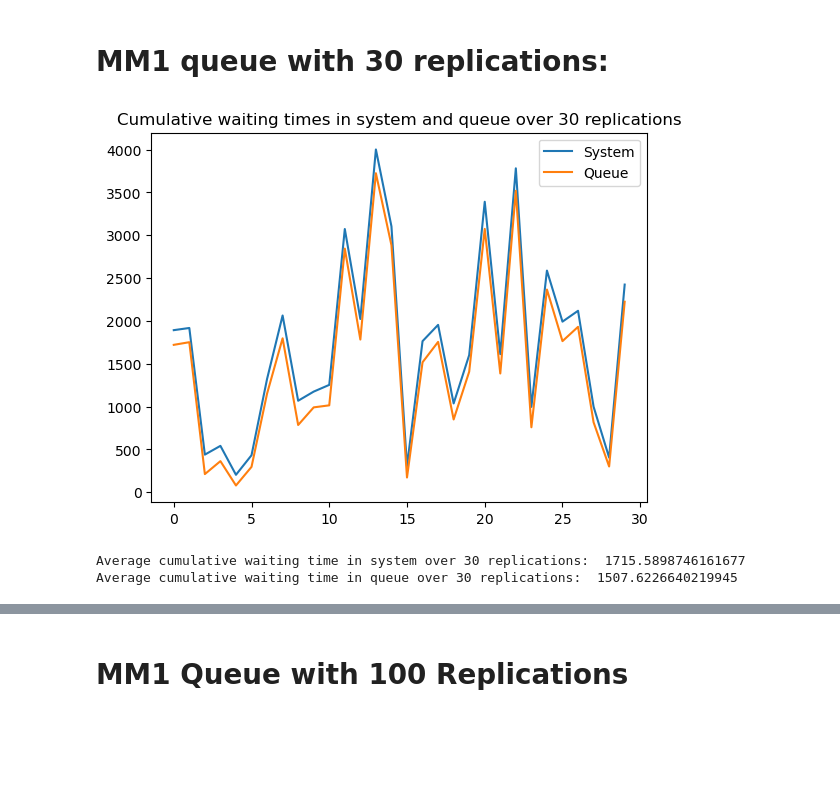
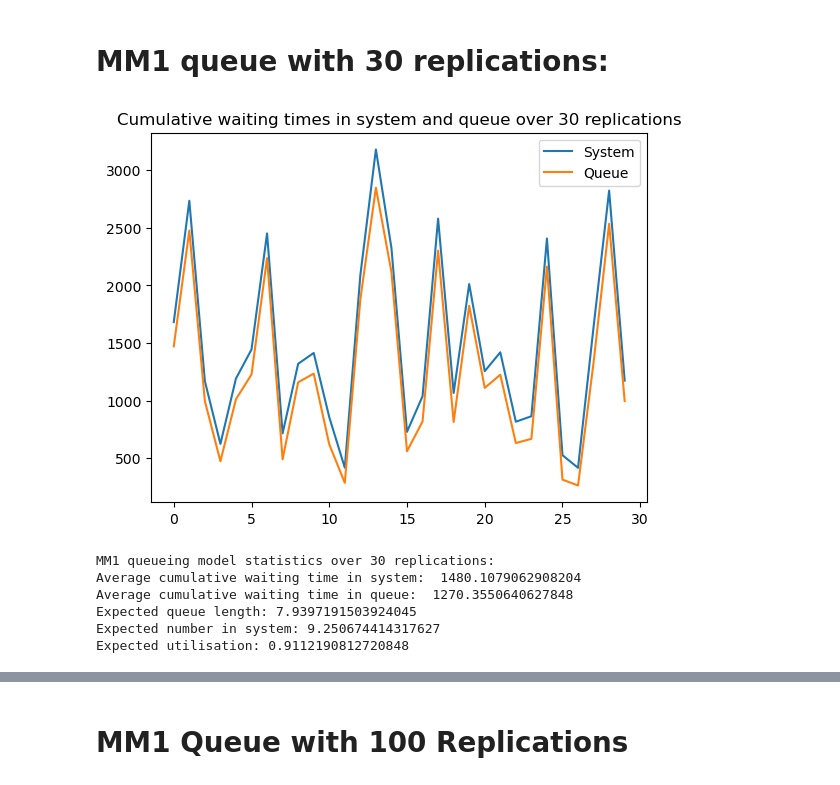
Before and after one commit to melsehna/8520proj1, a Jupyter notebook: model1.ipynb, the cells around one changed output, grey strips where cells are left out. Saved outputs shown, nothing was run; the diff lists cells and outputs as text; code cells hidden in the pictures; blank space fills up the shorter version.

```diff
--- a/model1.ipynb
+++ b/model1.ipynb
@@ -12,18 +12,10 @@ def get_next_arrival_sub():
 def get_next_dep_sub():
         return random.expovariate(0.2)
 
-# Create and initialize list of 160 random arrival and departure times
-arrival_times = []
-departure_times = []
-
 # Create cumulative list of cumulative waiting times
 cumulative_time_sys = []
 cumulative_time_queue = []
-queue = []
-num_sys = []
-
-# Initialize time counter
-t = 0
+utilisation = []
 
 # Initialize replication counter (from 0-30, 0-100, and 0-1,000)
 replications = 1
@@ -37,19 +29,20 @@ waiting_time_queue = 0
 waiting_time_sys = 0
 
 while replications <= 30:
-        if t == 0:
-                next_arrival = get_next_arrival_sub()
-                arrival_times.append(next_arrival)
-                t += next_arrival
-                next_dep = float('inf')
-                util = 0
-                queue = 0
+        t = 0
+        next_arrival = 0
+        next_dep = float('inf')
+        util = 0
+        queue = 0
+        waiting_time_queue = 0
+        waiting_time_sys = 0
+
+        arrival_times = [0]
+        departure_times = []
+
         while t <= 160:
                 next_arrival = get_next_arrival_sub()
                 next_dep = get_next_dep_sub()
-
-                departure_times.append(next_dep)
-                arrival_times.append(next_arrival)
 
                 if next_arrival < next_dep:
                         t += next_arrival
@@ -72,6 +65,8 @@ while replications <= 30:
                         else:
                                 util = 0
                                 next_dep = float('inf')
+                utilisation.append(util)
+
         else:
                 cumulative_time_sys.append(waiting_time_sys)
                 cumulative_time_queue.append(waiting_time_queue)
@@ -81,39 +76,46 @@ while replications <= 30:
                 util = 0
                 queue = 0
                 waiting_time_queue = 0
                 waiting_time_sys = 0
                 replications += 1
 
 # print(cumulative_time_sys, cumulative_time_queue)
 
 """
 # Plot histograms of arrival and departure times to verify distribution
 plt.hist(arrival_times, label='Arrival Times')
 plt.hist(departure_times, label='Departure Times')
 plt.legend(['Arrival', 'Departure'])
 plt.show()
 """
 
 # Plot cumulative waiting times across replications
 plt.plot(cumulative_time_sys, label='Cumulative Waiting Times in System')
 plt.plot(cumulative_time_queue, label='Cumulative Waiting Times in Queue')
 plt.legend(['System', 'Queue'])
 plt.title('Cumulative waiting times in system and queue over 30 replications')
 plt.show()
 
 # Calculate statistics:
 avg_cumulative_time_sys = sum(cumulative_time_sys) / len(cumulative_time_sys)
 avg_cumulative_time_queue = sum(cumulative_time_queue) / len(cumulative_time_queue)
-avg_queue_length = sum(queue) / len(queue)
-num_sys =
+expected_queue_length = avg_cumulative_time_queue / 160
+expected_num_sys = avg_cumulative_time_sys / 160
+avg_utilisation = sum(utilisation) / len(utilisation)
 
-print('Average cumulative waiting time in system over 30 replications: ',
+print('MM1 queueing model statistics over 30 replications:')
+print('Average cumulative waiting time in system: ',
       avg_cumulative_time_sys)
-print('Average cumulative waiting time in queue over 30 replications: ',
+print('Average cumulative waiting time in queue: ',
         avg_cumulative_time_queue)
-print('Expected queue length:',)
-print('Expected utilisation:', util)
+print('Expected queue length:', expected_queue_length)
+print('Expected number in system:', expected_num_sys)
+print('Expected utilisation:', avg_utilisation)
 # %% [output]
-[figure, old version]
+[figure, new version]
-Average cumulative waiting time in system over 30 replications:  1715.5898746161677
-Average cumulative waiting time in queue over 30 replications:  1507.6226640219945
+MM1 queueing model statistics over 30 replications:
+Average cumulative waiting time in system:  1480.1079062908204
+Average cumulative waiting time in queue:  1270.3550640627848
+Expected queue length: 7.9397191503924045
+Expected number in system: 9.250674414317627
+Expected utilisation: 0.9112190812720848
```
Also changed, not shown: parts of 3 cells of this notebook.
